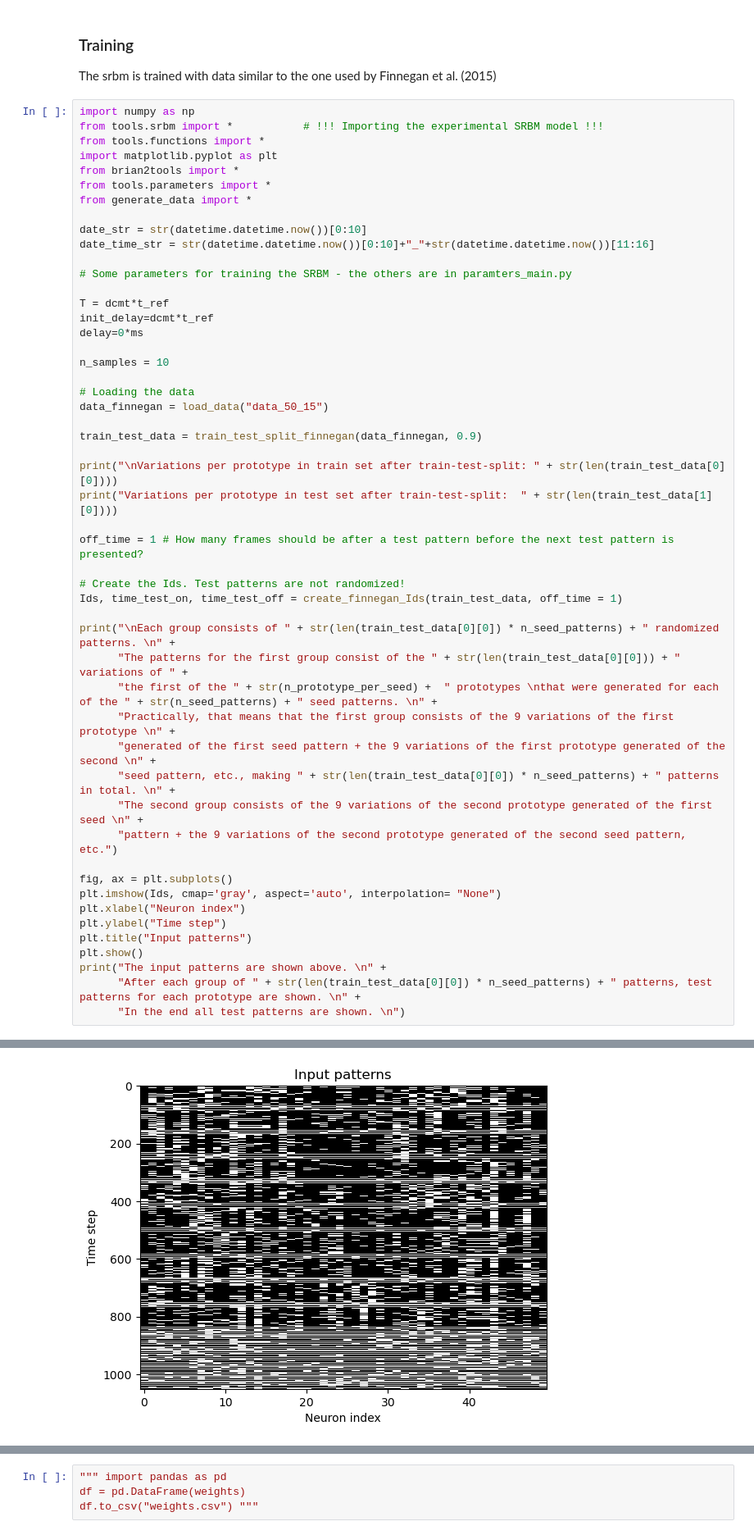
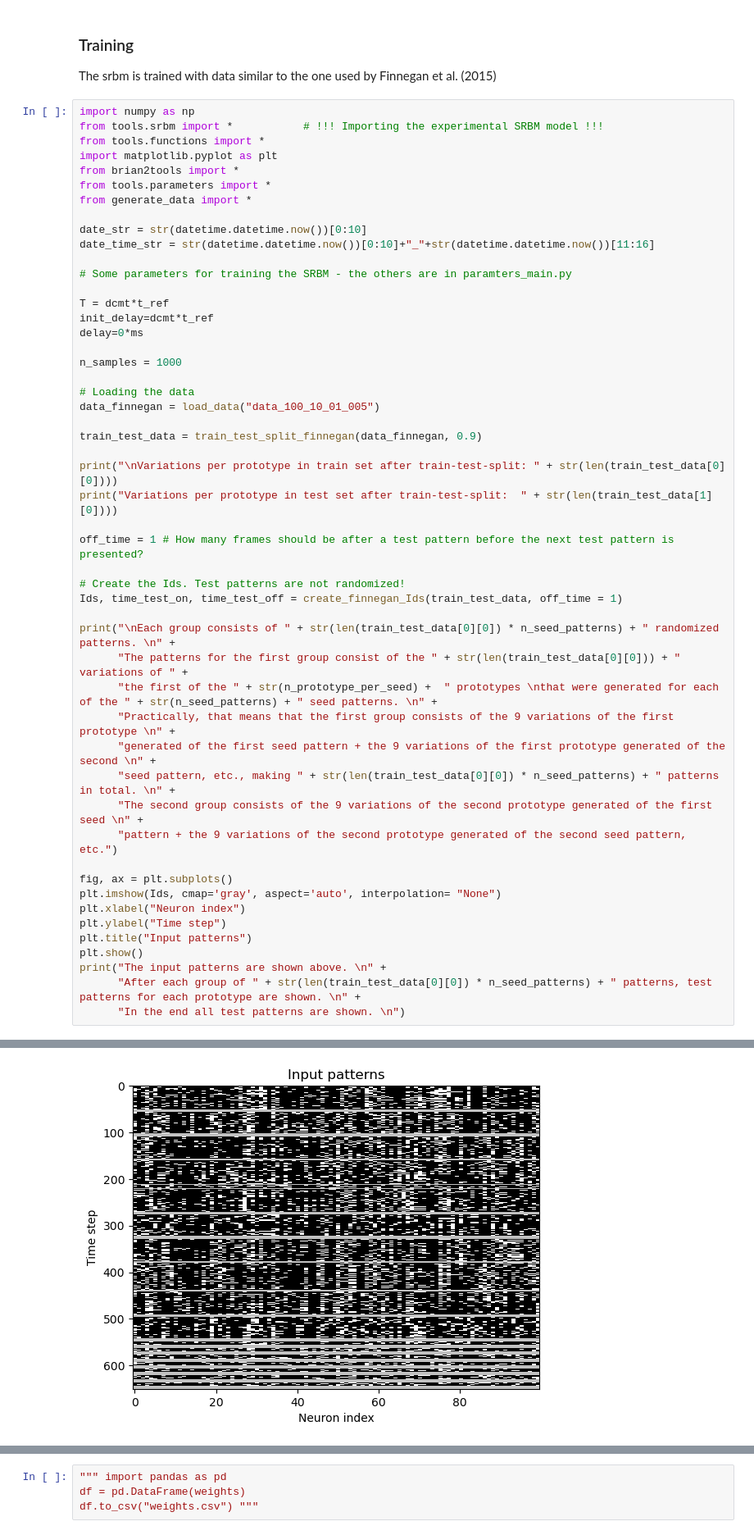
Before and after one commit to danvdm/spikingdentategyrus, a Jupyter notebook: scripts/train.ipynb, the cells around one changed output, grey strips where cells are left out. Shown at 82% size. Drawn from its saved outputs; the diff is of its cells as text.

```diff
--- a/scripts/train.ipynb
+++ b/scripts/train.ipynb
@@ -20,10 +20,10 @@ T = dcmt*t_ref
 init_delay=dcmt*t_ref
 delay=0*ms
 
-n_samples = 10
+n_samples = 1000
 
 # Loading the data
-data_finnegan = load_data("data_50_15")
+data_finnegan = load_data("data_100_10_01_005")
 
 train_test_data = train_test_split_finnegan(data_finnegan, 0.9)
 
@@ -72,4 +72,4 @@ seed pattern, etc., making 65 patterns in total.
 The second group consists of the 9 variations of the second prototype generated of the first seed
 pattern + the 9 variations of the second prototype generated of the second seed pattern, etc.
-[figure, old version]
+[figure, new version]
 The input patterns are shown above.
```
Also changed, not shown: parts of 11 cells of this notebook, 20 other files.
